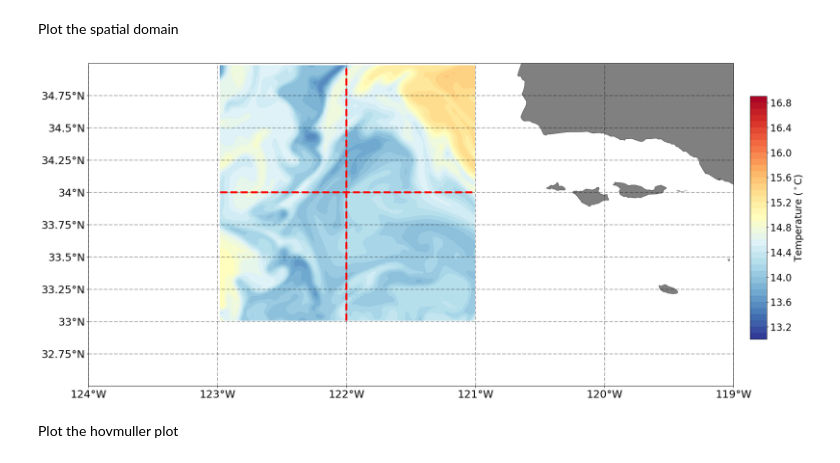
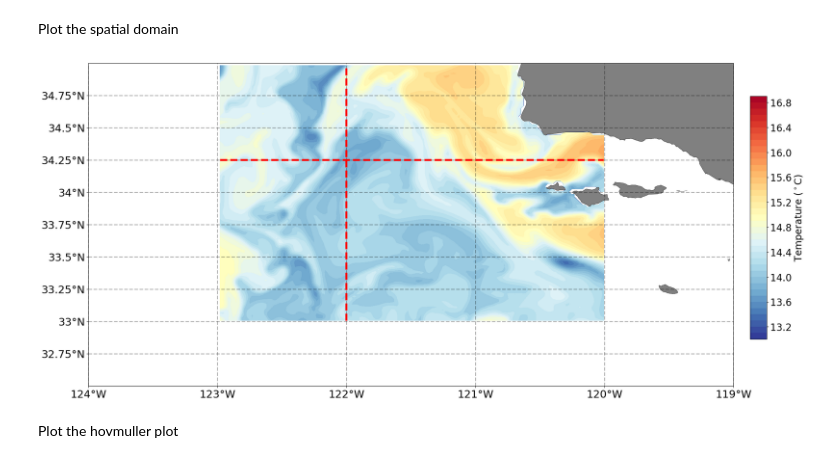
Before and after one commit to lcolosi/AirSeaCoupling, a Jupyter notebook: src/mitgcm/mitgcm_spatial_scale_analysis.ipynb, the cells around one changed output. Cells and saved outputs as stored; diff of their text form; code cells hidden in the pictures.

```diff
--- a/src/mitgcm/mitgcm_spatial_scale_analysis.ipynb
+++ b/src/mitgcm/mitgcm_spatial_scale_analysis.ipynb
@@ -39,7 +39,7 @@ option_var           = 'temp' # Specifies which variable will analyzed. Options
 # Set time and space parameters
 estimator    = 'biased'                      # Specifies the approach for estimating the autocorrelation function
 lon_point = -122 % 360                       # Specifies the longitude point of the time record
-lat_point = 34                               # Specifies the latitude point of the time record
+lat_point = 34.25                               # Specifies the latitude point of the time record
 
 # Set path to project directory
 PATH = "/data/SO3/lcolosi/mitgcm/SWOT_MARA_RUN4_LY/"
@@ -52,11 +52,11 @@ Load mitgcm data netcdf files
 # %%
 #--- MITgcm Data ---#
 if option_var == 'temp':
-    filename = PATH + "THETA_CCS4_hrly_ts.nc"
+    filename = PATH + "THETA_CCS4_hrly_ts_ext.nc"
 elif option_var == 'sal':
-    filename = PATH + "SALT_CCS4_hrly_ts.nc"
+    filename = PATH + "SALT_CCS4_hrly_ts_ext.nc"
 elif option_var == 'density':
-    filename = PATH + "RHO_CCS4_hrly_ts.nc"
+    filename = PATH + "RHO_CCS4_hrly_ts_ext.nc"
 nc = Dataset(filename, 'r')
 
 # Extract data variables
@@ -136,36 +136,36 @@ cart.set_grid_ticks(
     xlabels=True,
     ylabels=True,
     grid=True,
     fontsize=22,
     color="black",
 )
 
 # Create colormap
 cax = plt.axes([0.92, 0.33, 0.02, 0.35])
 cart.set_cbar(
     mesh,
     cax,
     fig,
     orientation="vertical",
     extend="neither",
     cbar_label=label,
     nbins=10,
     fontsize=20,
     cbar_ticks=[],
     task="regular",
 )
 
 # Plot the
-axes.plot(lon_point*np.ones((96,)), lat, '-', transform=ccrs.PlateCarree(),
+axes.plot(lon_point*np.ones((len(lat),)), lat, '-', transform=ccrs.PlateCarree(),
           color='red', linestyle='dashed',linewidth=4)
 
-axes.plot(lon, lat_point*np.ones((96,)), '-', transform=ccrs.PlateCarree(),
+axes.plot(lon, lat_point*np.ones((len(lon),)), '-', transform=ccrs.PlateCarree(),
           color='red', linestyle='dashed',linewidth=4)
 
 # Show the plot
 plt.show()
 # %% [output]
-[figure, old version]
+[figure, new version]
 # %% [markdown]
 Plot the hovmuller plot
 # %%
```
Also changed, not shown: parts of 3 cells of this notebook, 18 other files.
